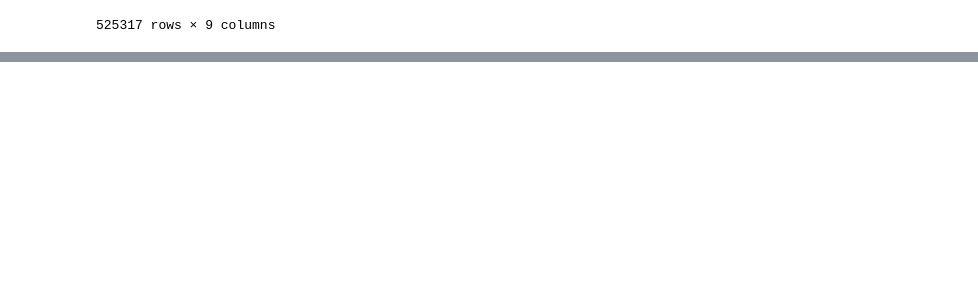
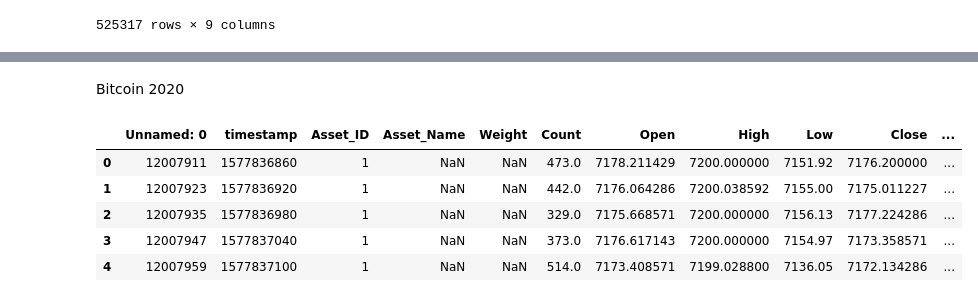
Before and after one commit to Loudju/Project2_Crypto_db, a Jupyter notebook: Bitcoin_Data.ipynb, the cells around one changed output, grey strips where cells are left out. Cells and saved outputs as stored; diff of their text form; code cells hidden in the pictures; blank space fills up the shorter version.

```diff
--- a/Bitcoin_Data.ipynb
+++ b/Bitcoin_Data.ipynb
@@ -73,0 +76,12 @@ bitcoin19_df.head()
+# %% [markdown]
+Bitcoin 2020
+# %%
+# Read Bitcoin 2020 Data
+bitcoin20_df.head()
+# %% [output]
+|  | Unnamed: 0 | timestamp | Asset_ID | Asset_Name | Weight | Count | Open | High | Low | Close | ... |
+| 0 | 12007911 | 1577836860 | 1 | NaN | NaN | 473.0 | 7178.211429 | 7200.000000 | 7151.92 | 7176.200000 | ... |
+| 1 | 12007923 | 1577836920 | 1 | NaN | NaN | 442.0 | 7176.064286 | 7200.038592 | 7155.00 | 7175.011227 | ... |
+| 2 | 12007935 | 1577836980 | 1 | NaN | NaN | 329.0 | 7175.668571 | 7200.000000 | 7156.13 | 7177.224286 | ... |
+| 3 | 12007947 | 1577837040 | 1 | NaN | NaN | 373.0 | 7176.617143 | 7200.000000 | 7154.97 | 7173.358571 | ... |
+| 4 | 12007959 | 1577837100 | 1 | NaN | NaN | 514.0 | 7173.408571 | 7199.028800 | 7136.05 | 7172.134286 | ... |
```
Also changed, not shown: parts of 12 cells of this notebook.
